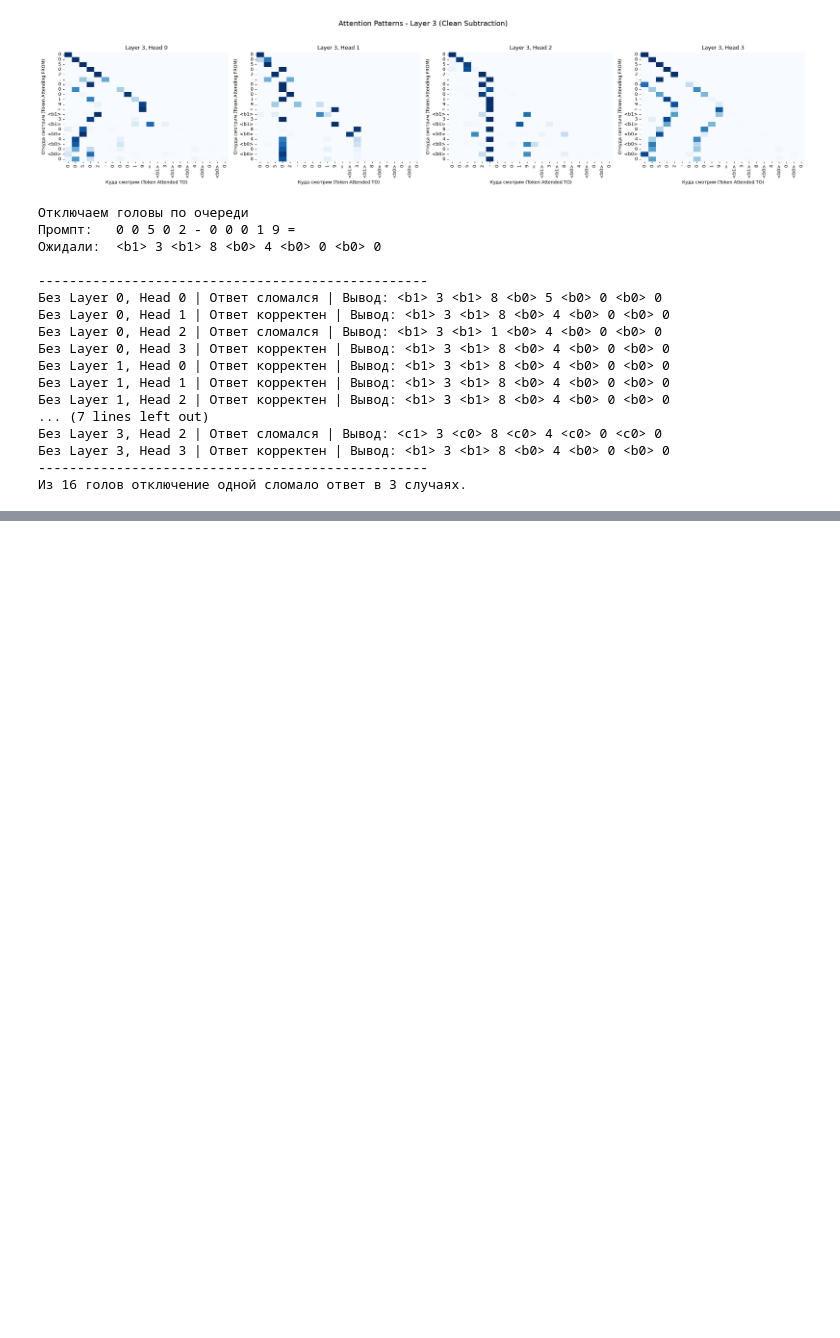
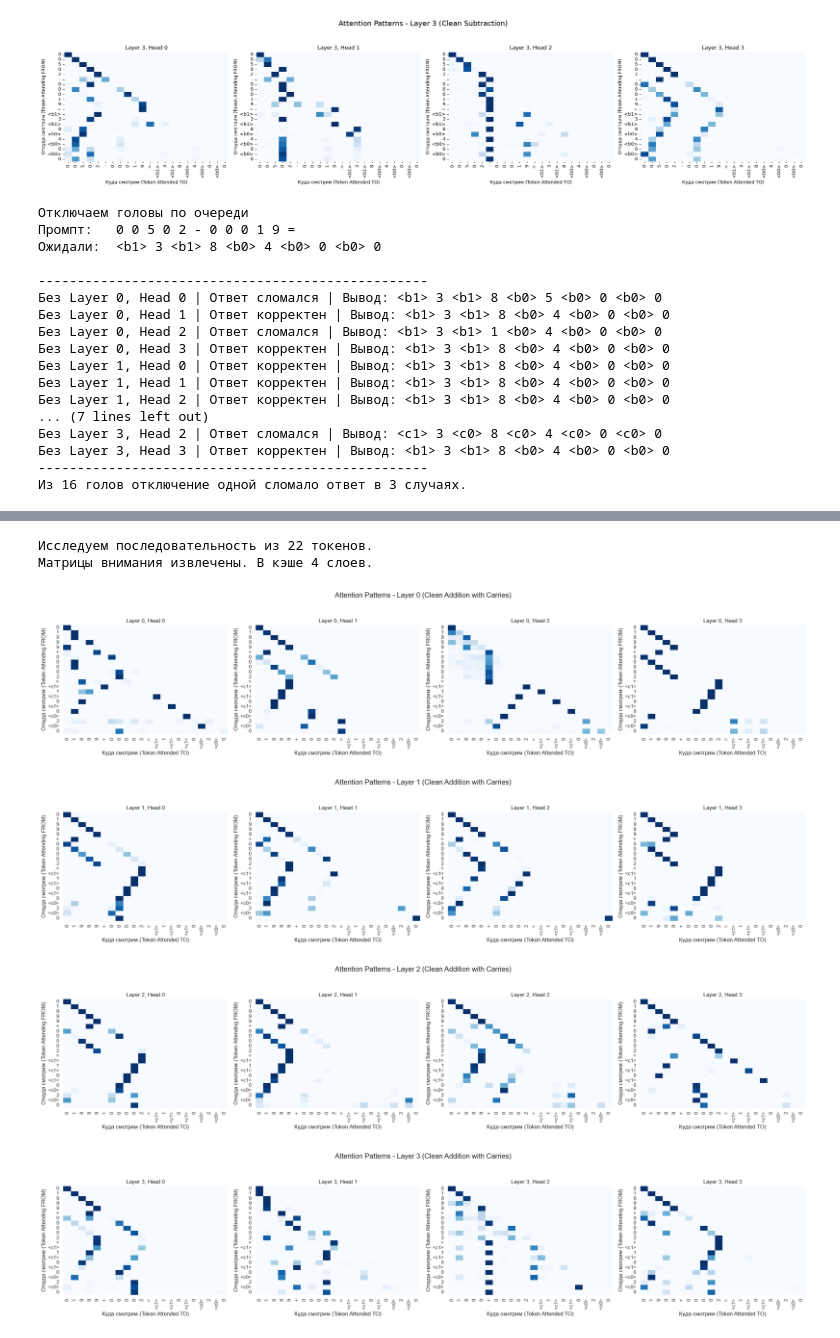
Before and after one commit to artyomsavov/grokking-carries, a Jupyter notebook: notebooks/04_attention_ablation.ipynb, the cells around one changed output, grey strips where cells are left out. Cells and saved outputs as stored; diff of their text form; code cells hidden in the pictures; blank space fills up the shorter version.

Commit message:
feat: analyze addition and subtraction circuits via head ablation

```diff
--- a/notebooks/04_attention_ablation.ipynb
+++ b/notebooks/04_attention_ablation.ipynb
@@ -184,0 +299,34 @@ print(f"Из {model_cfg.n_layers * model_cfg.n_heads} голов отключе
+# %%
+add_prompt = "0 1 9 9 9 + 0 0 0 0 2 ="
+add_target = "<c1> 1 <c1> 0 <c1> 0 <c0> 2 <c0> 0"
+
+add_tensor, add_tokens = prepare_tensor(add_prompt, add_target, tokenizer, model_cfg.device)
+str_tokens_add = [tokenizer.i2v[t] for t in add_tokens]
+
+print(f"Исследуем последовательность из {len(str_tokens_add)} токенов.")
+
+cache = {}
+
+def save_attention_pattern_hook(tensor, hook_name):
+    cache[hook_name] = tensor.detach().cpu()
+    return tensor
+
+hooks_to_add = []
+for layer in range(model_cfg.n_layers):
+    hook_name = f"blocks.{layer}.attn.hook_pattern"
+    hooks_to_add.append((hook_name, save_attention_pattern_hook))
+
+with model.hooks(fwd_hooks=hooks_to_add):
+    _ = model(add_tensor)
+
+print(f"Матрицы внимания извлечены. В кэше {len(cache)} слоев.")
+
+for layer in range(model_cfg.n_layers):
+    plot_attention_layer(cache, layer, str_tokens_add, title_suffix="(Clean Addition with Carries)")
+# %% [output]
+Исследуем последовательность из 22 токенов.
+Матрицы внимания извлечены. В кэше 4 слоев.
+[figure, added]
+[figure, added]
+[figure, added]
+[figure, added]
```
Also changed, not shown: parts of 12 cells of this notebook.
